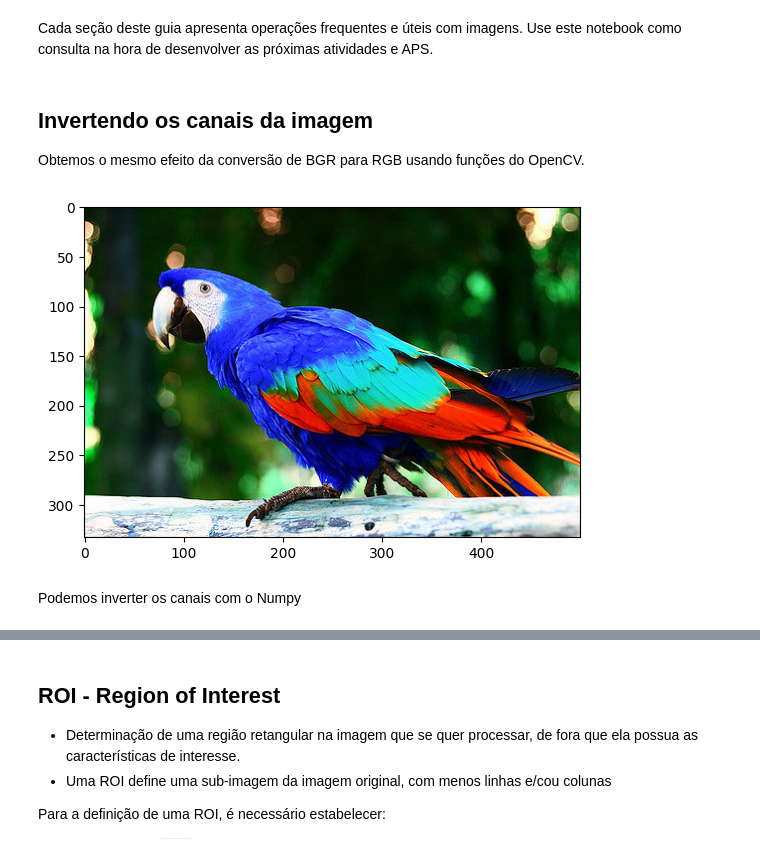
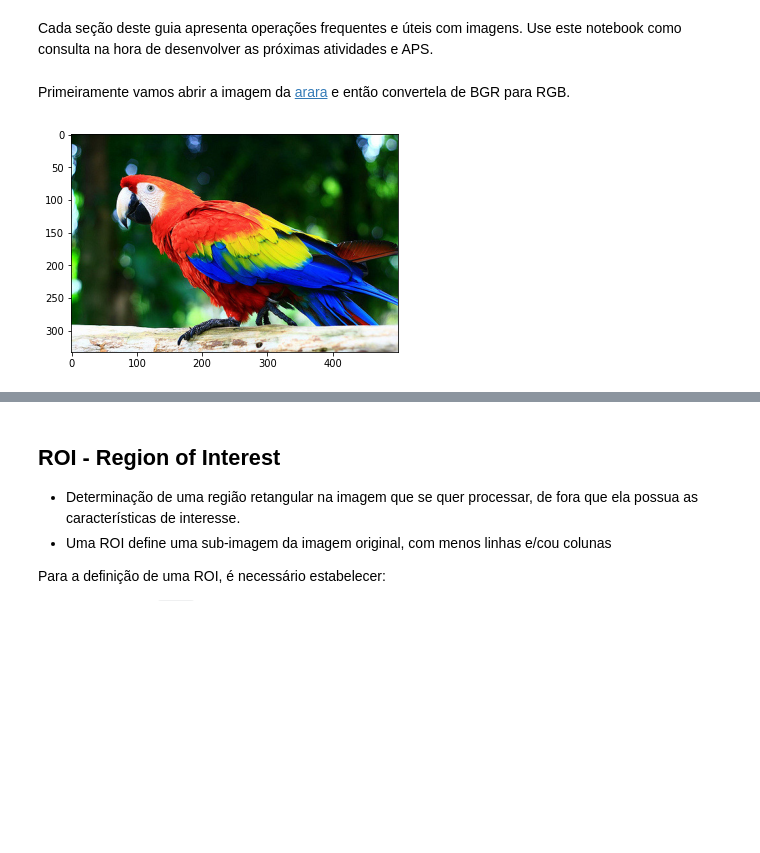
Before and after one commit to Insper/robotica-computacional, a Jupyter notebook: docs/modulos/01-imagens-e-matrizes/atividade3.ipynb, the cells around one changed output, grey strips where cells are left out. Drawn from its saved outputs; the diff is of its cells as text; code cells hidden in the pictures; blank space fills up the shorter version.

```diff
--- a/docs/modulos/01-imagens-e-matrizes/atividade3.ipynb
+++ b/docs/modulos/01-imagens-e-matrizes/atividade3.ipynb
@@ -13,17 +14,13 @@ OpenCV Version : 4.7.0
 # %% [markdown]
 Cada seção deste guia apresenta operações frequentes e úteis com imagens. Use este notebook como consulta na hora de desenvolver as próximas atividades e APS.
 # %% [markdown]
-## Invertendo os canais da imagem
-
-Obtemos o mesmo efeito da conversão de BGR para RGB usando funções do OpenCV.
+Primeiramente vamos abrir a imagem da [arara](img/arara.jpg) e então convertela de BGR para RGB.
 # %%
 # Vamos ler a imagem da arara igual ao exemplo do notebook da última aula
 arara = cv2.imread("img/arara.jpg")
+arara = cv2.cvtColor(arara, cv2.COLOR_BGR2RGB)
 
-from matplotlib import pyplot as plt
 plt.imshow(arara)
 plt.show()
 # %% [output]
-[figure, old version]
+[figure, new version]
-# %% [markdown]
-Podemos inverter os canais com o Numpy
```
Also changed, not shown: parts of 10 cells of this notebook.
